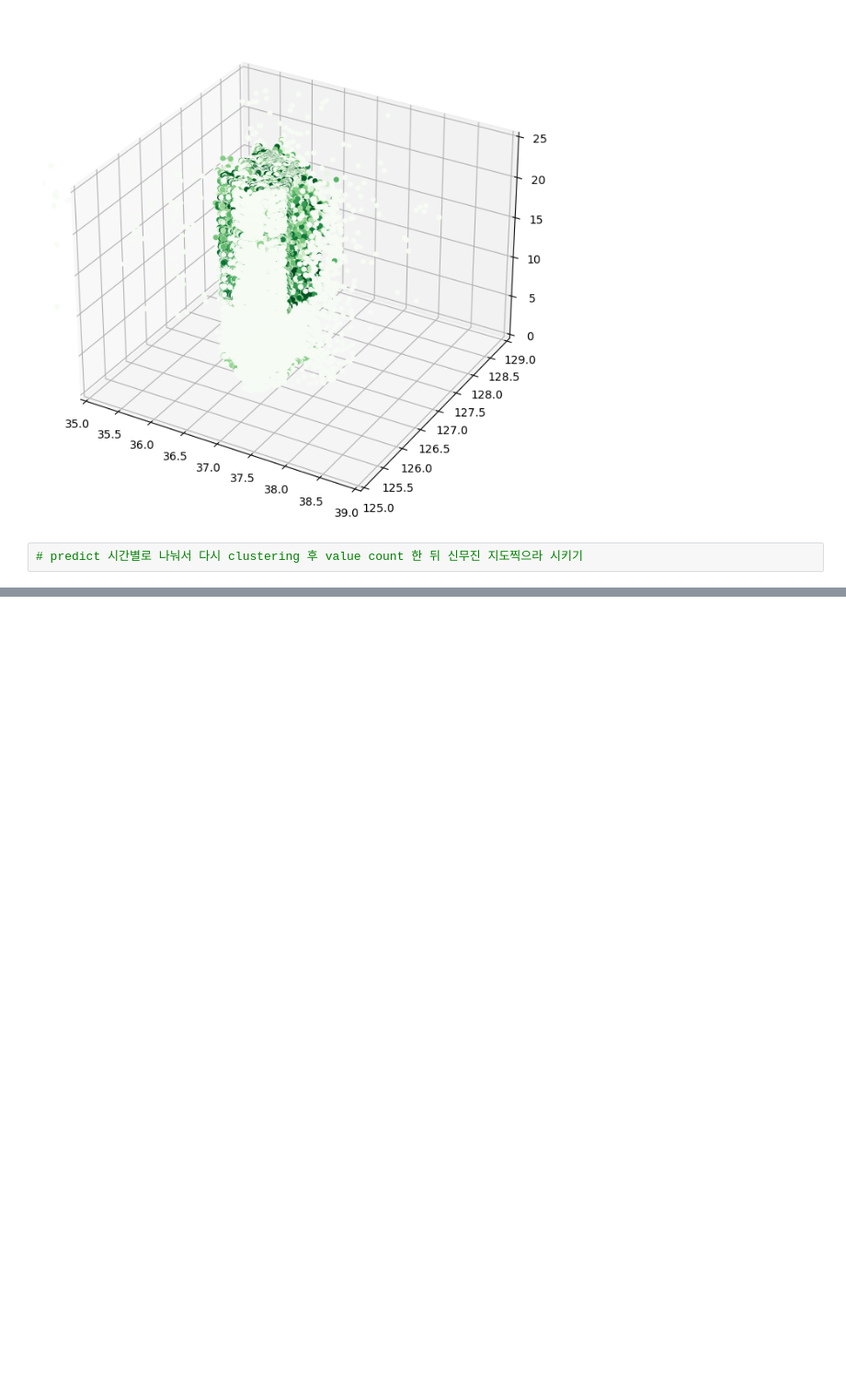
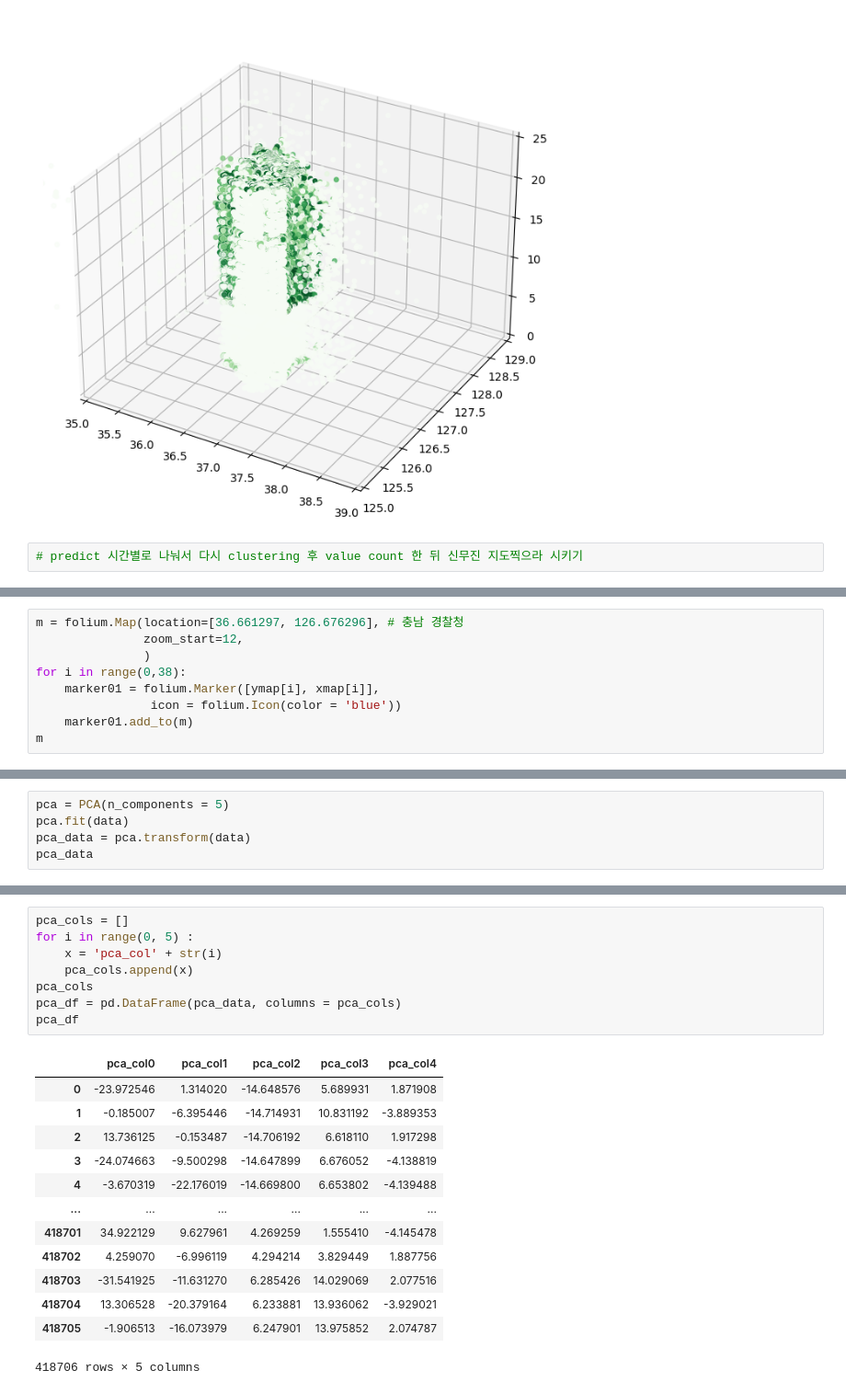
Before and after one commit to Muj2n/Trafic_Data_Analysis_Contest, a Jupyter notebook: KwonHwi/지역 치안 안전 데이터 분석 경진대회.ipynb, the cells around one changed output, grey strips where cells are left out. Shown at 92% size. Drawn from its saved outputs; the diff is of its cells as text; blank space fills up the shorter version.

```diff
--- a/KwonHwi/지역 치안 안전 데이터 분석 경진대회.ipynb
+++ b/KwonHwi/지역 치안 안전 데이터 분석 경진대회.ipynb
@@ -905,0 +1233,9 @@ plt.show()
+# %%
+m = folium.Map(location=[36.661297, 126.676296], # 충남 경찰청
+               zoom_start=12,
+               )
+for i in range(0,38):
+    marker01 = folium.Marker([ymap[i], xmap[i]],
+                icon = folium.Icon(color = 'blue'))
+    marker01.add_to(m)
+m
@@ -905,0 +1312,5 @@ plt.show()
+# %%
+pca = PCA(n_components = 5)
+pca.fit(data)
+pca_data = pca.transform(data)
+pca_data
@@ -905,0 +1331,22 @@ plt.show()
+# %%
+pca_cols = []
+for i in range(0, 5) :
+    x = 'pca_col' + str(i)
+    pca_cols.append(x)
+pca_cols
+pca_df = pd.DataFrame(pca_data, columns = pca_cols)
+pca_df
+# %% [output]
+|  | pca_col0 | pca_col1 | pca_col2 | pca_col3 | pca_col4 |
+| 0 | -23.972546 | 1.314020 | -14.648576 | 5.689931 | 1.871908 |
+| 1 | -0.185007 | -6.395446 | -14.714931 | 10.831192 | -3.889353 |
+| 2 | 13.736125 | -0.153487 | -14.706192 | 6.618110 | 1.917298 |
+| 3 | -24.074663 | -9.500298 | -14.647899 | 6.676052 | -4.138819 |
+| 4 | -3.670319 | -22.176019 | -14.669800 | 6.653802 | -4.139488 |
+| ... | ... | ... | ... | ... | ... |
+| 418701 | 34.922129 | 9.627961 | 4.269259 | 1.555410 | -4.145478 |
+| 418702 | 4.259070 | -6.996119 | 4.294214 | 3.829449 | 1.887756 |
+| 418703 | -31.541925 | -11.631270 | 6.285426 | 14.029069 | 2.077516 |
+| 418704 | 13.306528 | -20.379164 | 6.233881 | 13.936062 | -3.929021 |
+| 418705 | -1.906513 | -16.073979 | 6.247901 | 13.975852 | 2.074787 |
+418706 rows × 5 columns
```
Also changed, not shown: parts of 26 cells of this notebook.
